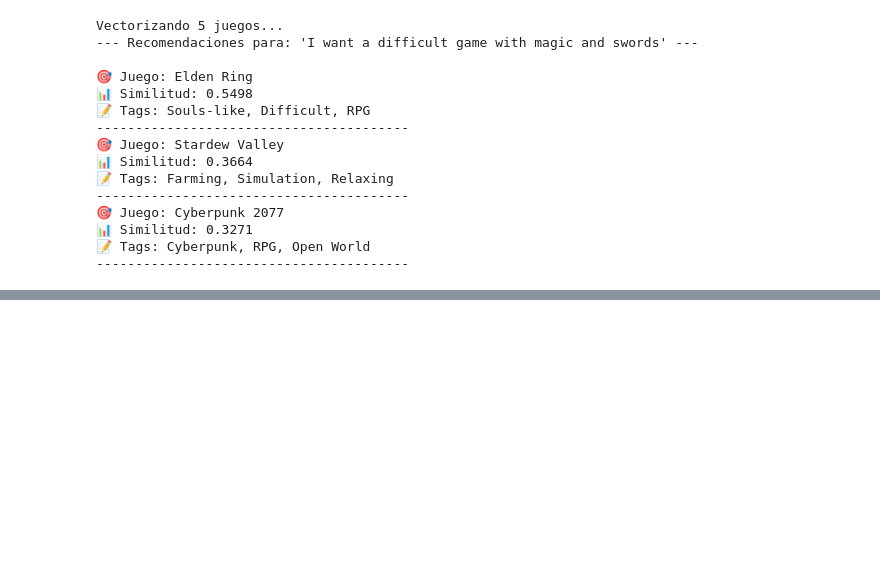
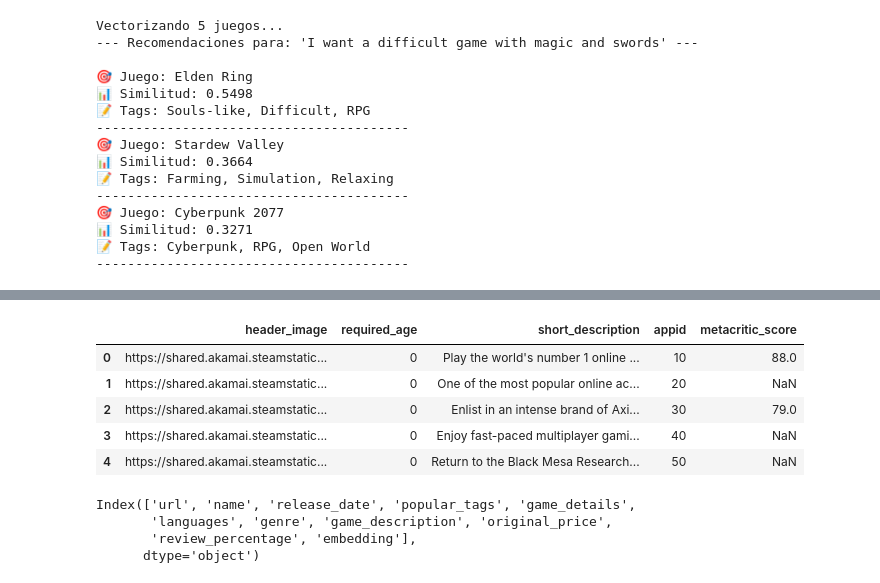
Before and after one commit to zxrey/Game-On-Project, a Jupyter notebook: notebooks/sbert_simulacion_modelo.ipynb, the cells around one changed output, grey strips where cells are left out. Cells and saved outputs as stored; diff of their text form; code cells hidden in the pictures; blank space fills up the shorter version.

```diff
--- a/notebooks/sbert_simulacion_modelo.ipynb
+++ b/notebooks/sbert_simulacion_modelo.ipynb
@@ -134,0 +321,29 @@ ValueError: too many dimensions 'str'
+# %%
+# 1. Definimos la lista con las columnas exactas que necesitas
+columnas_deseadas = [
+    'header_image',
+    'required_age',
+    'short_description',
+    'appid',
+    'metacritic_score'
+]
+
+# 2. Filtramos el DataFrame original y lo guardamos en data_limpia_img
+data_limpia_img = data_steam[columnas_deseadas]
+
+# 3. Visualizamos las primeras filas para confirmar que todo está correcto
+data_limpia_img.head()
+# %% [output]
+|  | header_image | required_age | short_description | appid | metacritic_score |
+| 0 | https://shared.akamai.steamstatic... | 0 | Play the world's number 1 online ... | 10 | 88.0 |
+| 1 | https://shared.akamai.steamstatic... | 0 | One of the most popular online ac... | 20 | NaN |
+| 2 | https://shared.akamai.steamstatic... | 0 | Enlist in an intense brand of Axi... | 30 | 79.0 |
+| 3 | https://shared.akamai.steamstatic... | 0 | Enjoy fast-paced multiplayer gami... | 40 | NaN |
+| 4 | https://shared.akamai.steamstatic... | 0 | Return to the Black Mesa Research... | 50 | NaN |
+# %%
+data_limpia.columns
+# %% [output]
+Index(['url', 'name', 'release_date', 'popular_tags', 'game_details',
+       'languages', 'genre', 'game_description', 'original_price',
+       'review_percentage', 'embedding'],
+      dtype='object')
```
Also changed, not shown: parts of 9 cells of this notebook.
